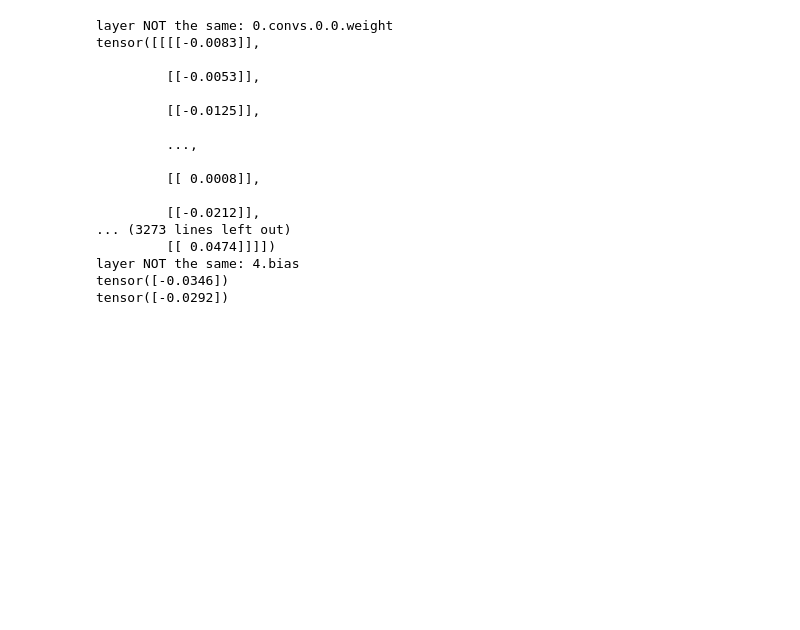
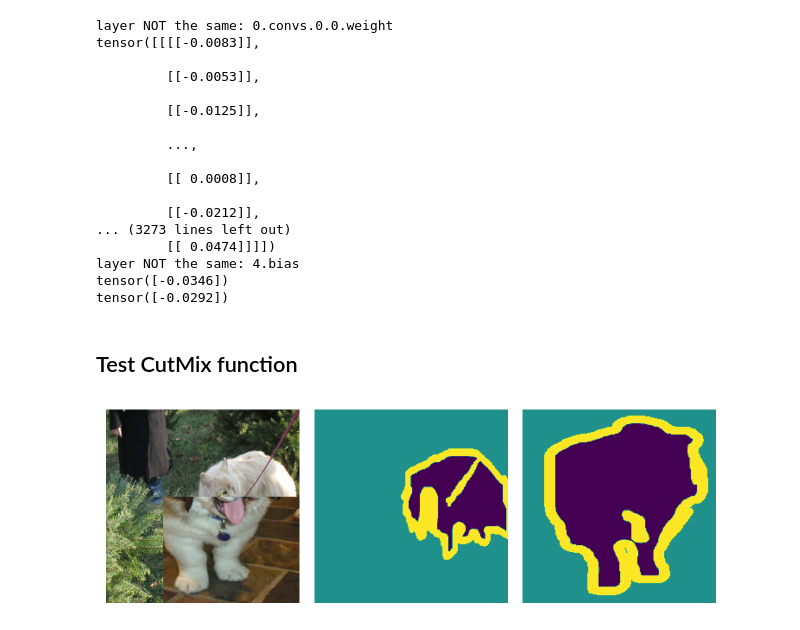
Before and after one commit to nauqs/comp0197-group-project, a Jupyter notebook: playground.ipynb, the cells around one changed output. Cells and saved outputs as stored; diff of their text form; code cells hidden in the pictures; blank space fills up the shorter version.

```diff
--- a/playground.ipynb
+++ b/playground.ipynb
@@ -80,3 +83,20 @@ tensor([[[[-0.0083]],
 layer NOT the same: 4.bias
 tensor([-0.0346])
 tensor([-0.0292])
+# %% [markdown]
+## Test CutMix function
+# %%
+
+images, labels = next(iter(train_all_ds))
+
+testinput, testtarget_a, testtarget_b, lam = utils.cutmix(images, labels)
+
+fig, axs = plt.subplots(1, 3)
+axs[0].imshow((utils.unnormalize_images(testinput))[0].permute(1, 2, 0))
+axs[1].imshow(testtarget_a[0])
+axs[2].imshow(testtarget_b[0])
+for ax in axs: ax.axis('off')
+plt.tight_layout()
+plt.show()
+# %% [output]
+[figure, added]
```
Also changed, not shown: parts of 2 cells of this notebook, 1 other file.
